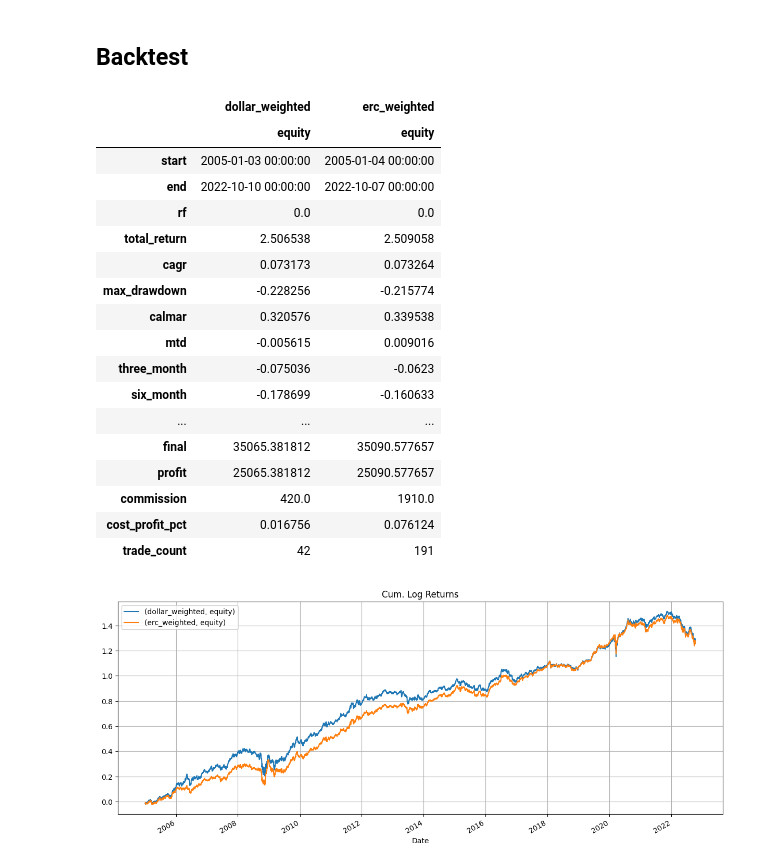
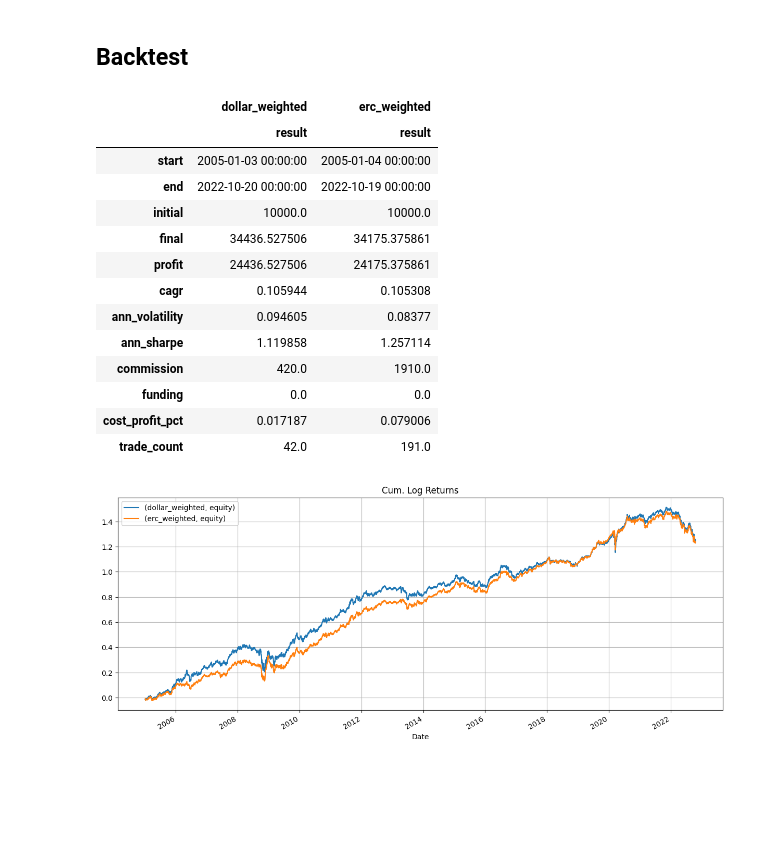
Before and after one commit to breaded-xyz/alphasim, a Jupyter notebook: vignettes/riskpremia.ipynb, the cells around one changed output. Drawn from its saved outputs; the diff is of its cells as text; code cells hidden in the pictures; blank space fills up the shorter version.

Commit message:
fixed stats

```diff
--- a/vignettes/riskpremia.ipynb
+++ b/vignettes/riskpremia.ipynb
@@ -126,7 +126,7 @@ dw_result_df = bt.backtest(
     prices=price_df.copy(),
     weights=dollar_weight_df,
     trade_buffer=0.05,
-    do_limit_trade_size=False,
+    do_trade_to_buffer=False,
     commission_func=fixed_commission,
     initial_capital=10000,
     do_reinvest=True)
@@ -139,33 +139,29 @@ erc_result_df = bt.backtest(
     prices=price_df.copy(),
     weights=erc_weight_df,
     trade_buffer=0.05,
-    do_limit_trade_size=False,
+    do_trade_to_buffer=False,
     commission_func=fixed_commission,
     initial_capital=10000,
     do_reinvest=True)
 # %%
 # Compare performance stats
-dw_stat_df = ass.calc_stats(dw_result_df)
-erc_stat_df = ass.calc_stats(erc_result_df)
+dw_stat_df = stats.calc_stats(dw_result_df)
+erc_stat_df = stats.calc_stats(erc_result_df)
 display(pd.concat([dw_stat_df, erc_stat_df], keys=["dollar_weighted", "erc_weighted"], axis=1))
 # %% [output]
 |  | dollar_weighted | erc_weighted |
-|  | equity | equity |
+|  | result | result |
 | start | 2005-01-03 00:00:00 | 2005-01-04 00:00:00 |
-| end | 2022-10-10 00:00:00 | 2022-10-07 00:00:00 |
-| rf | 0.0 | 0.0 |
-| total_return | 2.506538 | 2.509058 |
-| cagr | 0.073173 | 0.073264 |
-| max_drawdown | -0.228256 | -0.215774 |
-| calmar | 0.320576 | 0.339538 |
-| mtd | -0.005615 | 0.009016 |
-| three_month | -0.075036 | -0.0623 |
-| six_month | -0.178699 | -0.160633 |
-| ... | ... | ... |
-| final | 35065.381812 | 35090.577657 |
-| profit | 25065.381812 | 25090.577657 |
+| end | 2022-10-20 00:00:00 | 2022-10-19 00:00:00 |
+| initial | 10000.0 | 10000.0 |
+| final | 34436.527506 | 34175.375861 |
+| profit | 24436.527506 | 24175.375861 |
+| cagr | 0.105944 | 0.105308 |
+| ann_volatility | 0.094605 | 0.08377 |
+| ann_sharpe | 1.119858 | 1.257114 |
 | commission | 420.0 | 1910.0 |
-| cost_profit_pct | 0.016756 | 0.076124 |
-| trade_count | 42 | 191 |
+| funding | 0.0 | 0.0 |
+| cost_profit_pct | 0.017187 | 0.079006 |
+| trade_count | 42.0 | 191.0 |
 # %%
 cum_sum_df = pd.concat([
```
Also changed, not shown: parts of 5 cells of this notebook, 2 other files.
